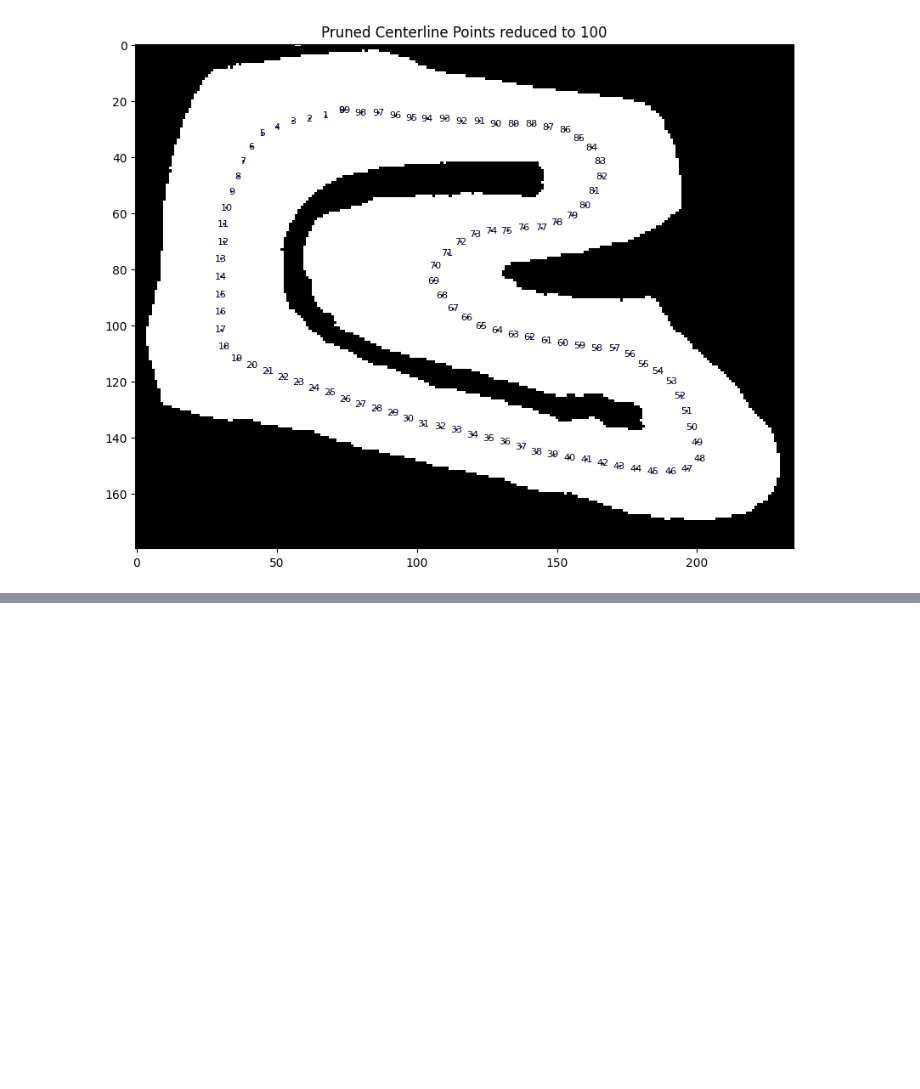
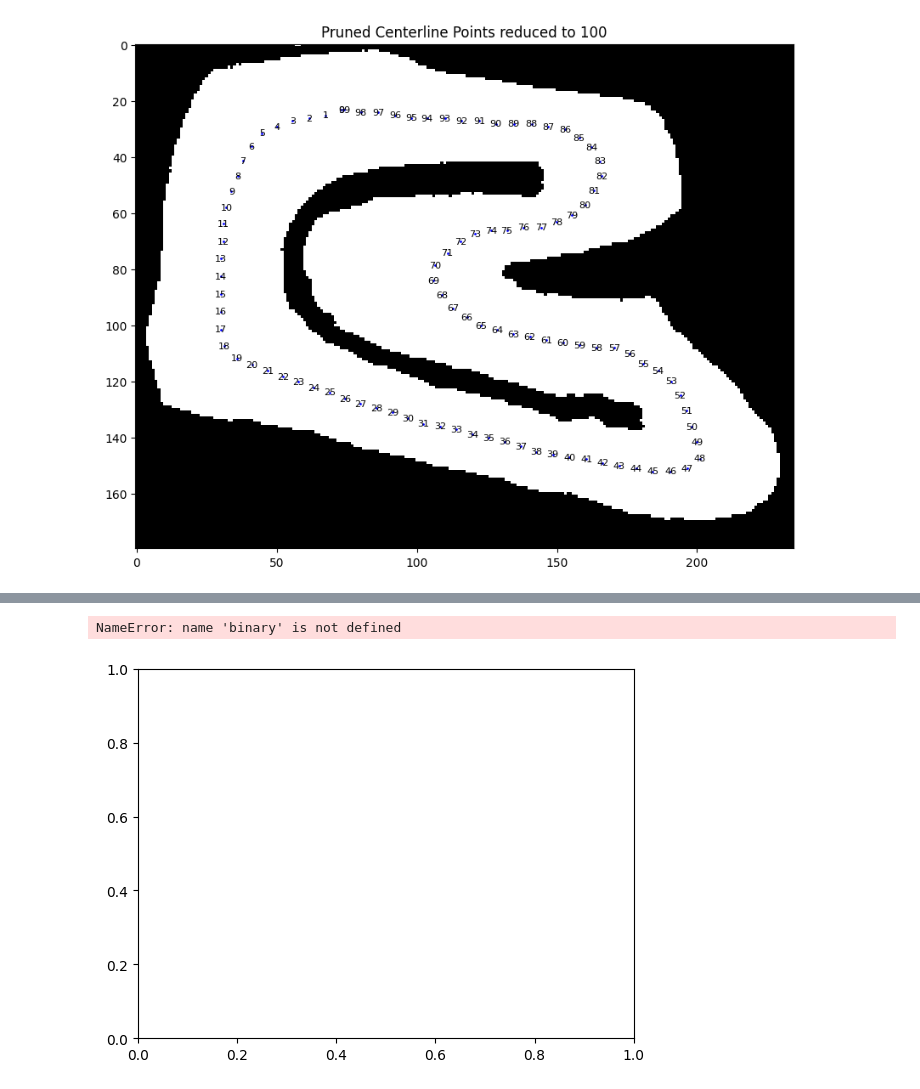
Before and after one commit to anjrew/race-lines-optimization, a Jupyter notebook: notebooks/track_coordinates.ipynb, the cells around one changed output, grey strips where cells are left out. Saved outputs shown, nothing was run; the diff lists cells and outputs as text; code cells hidden in the pictures; blank space fills up the shorter version.

Commit message:
Update the track plan

```diff
--- a/notebooks/track_coordinates.ipynb
+++ b/notebooks/track_coordinates.ipynb
@@ -1172,3 +1290,36 @@ center_line_coords = reorder_waypoints_cyclic(center_line_coords, int(closest_ce
+# %%
+import matplotlib.pyplot as plt
+fig, ax = plt.subplots()
+
+# Plot track image as grayscale background
+ax.imshow(binary, cmap='gray', origin='upper')
+
+# Plot centerline points
+if len(center_line_coords) > 0:
+    ax.plot(center_line_coords[:, 0], center_line_coords[:, 1], 'go-', label='Centerline', markersize=3)
+
+# Plot perpendicular lines
+for i in range(min(len(left_points), len(right_points))):
+    center = center_line_coords[i]
+    left = left_points[i]
+    right = right_points[i]
+    # Left line (blue)
+    ax.plot([center[0], left[0]], [center[1], left[1]], 'b-', linewidth=1, label='Left Perp' if i == 0 else "")
+    # Right line (red)
+    ax.plot([center[0], right[0]], [center[1], right[1]], 'r-', linewidth=1, label='Right Perp' if i == 0 else "")
+
+# Set labels and title
+ax.set_xlabel('X')
+ax.set_ylabel('Y')
+ax.set_title('Track with Centerline and Perpendicular Lines')
+ax.legend()
+
+# Adjust aspect ratio and show plot
+ax.set_aspect('equal')
+plt.show()
+# %% [output]
+NameError: name 'binary' is not defined
+[figure, added]
 # %%
 import numpy as np
 
```
Also changed, not shown: parts of 9 cells of this notebook.
